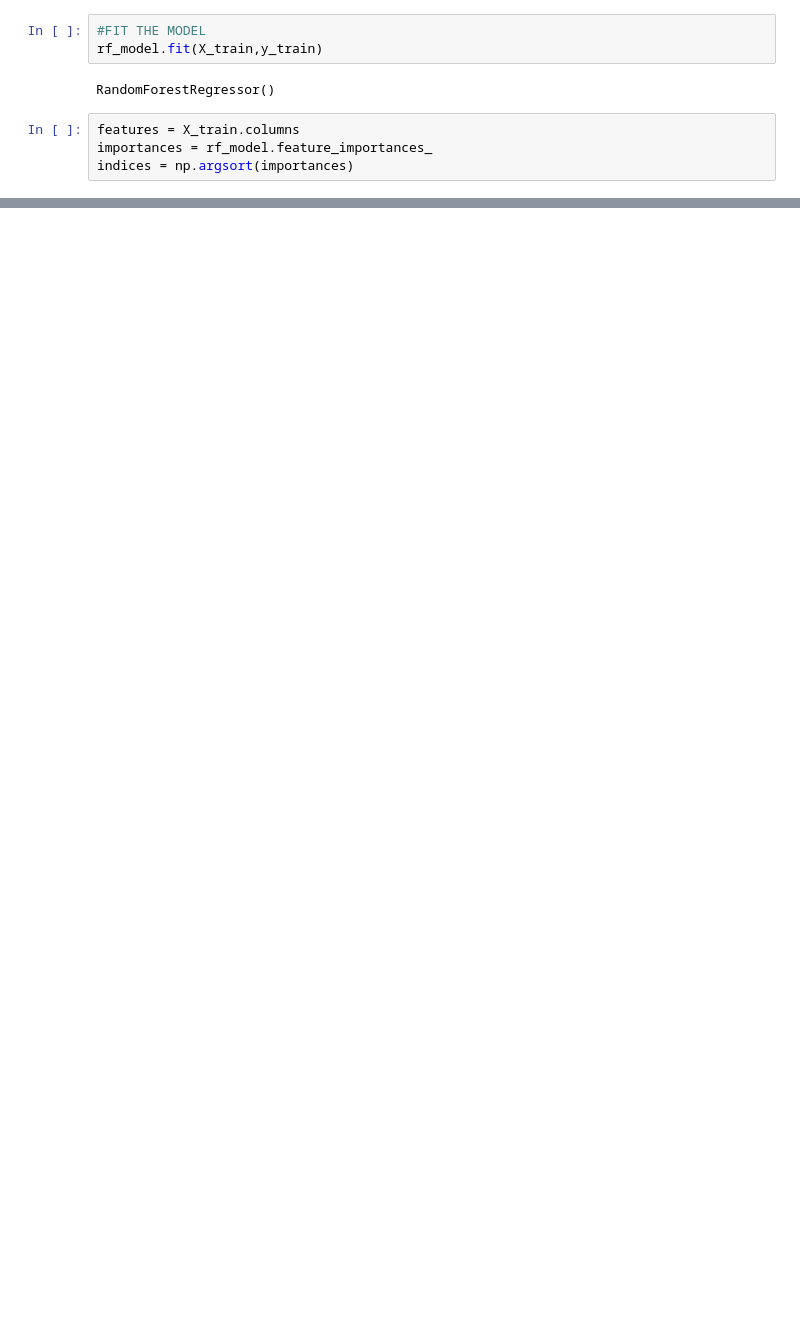
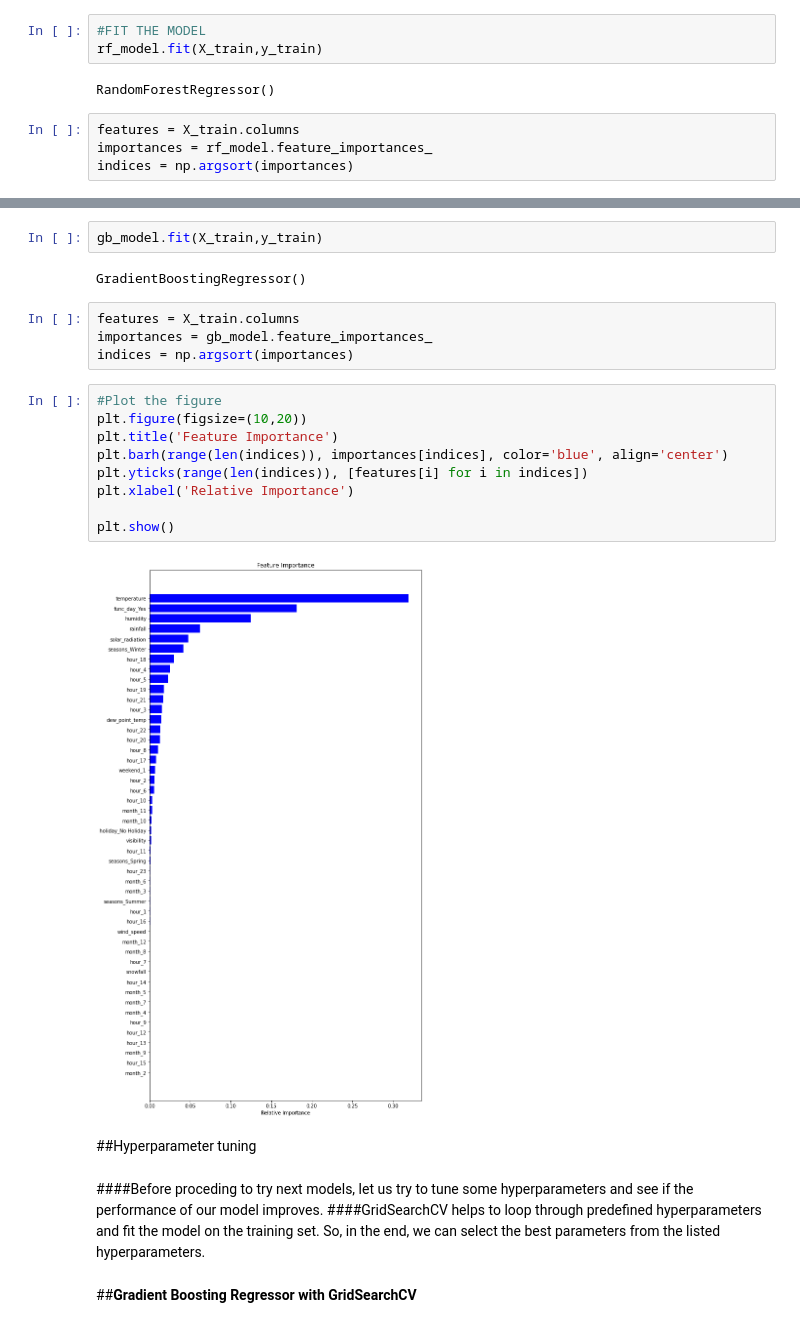
Before and after one commit to YashwantRaul/Supervised-ML-Regression, a Jupyter notebook: Bike_Sharing_Demand_Prediction_Capstone_Project.ipynb, the cells around one changed output, grey strips where cells are left out. Saved outputs shown, nothing was run; the diff lists cells and outputs as text; blank space fills up the shorter version.

```diff
--- a/Bike_Sharing_Demand_Prediction_Capstone_Project.ipynb
+++ b/Bike_Sharing_Demand_Prediction_Capstone_Project.ipynb
@@ -995,0 +1123,26 @@ plt.show()
+# %%
+gb_model.fit(X_train,y_train)
+# %% [output]
+GradientBoostingRegressor()
+# %%
+features = X_train.columns
+importances = gb_model.feature_importances_
+indices = np.argsort(importances)
+# %%
+#Plot the figure
+plt.figure(figsize=(10,20))
+plt.title('Feature Importance')
+plt.barh(range(len(indices)), importances[indices], color='blue', align='center')
+plt.yticks(range(len(indices)), [features[i] for i in indices])
+plt.xlabel('Relative Importance')
+
+plt.show()
+# %% [output]
+[figure, added]
+# %% [markdown]
+##Hyperparameter tuning
+# %% [markdown]
+####Before proceding to try next models, let us try to tune some hyperparameters and see if the performance of our model improves.
+####GridSearchCV helps to loop through predefined hyperparameters and fit the model on the training set. So, in the end, we can select the best parameters from the listed hyperparameters.
+# %% [markdown]
+##**Gradient Boosting Regressor with GridSearchCV**
```
Also changed, not shown: parts of 50 cells of this notebook.
